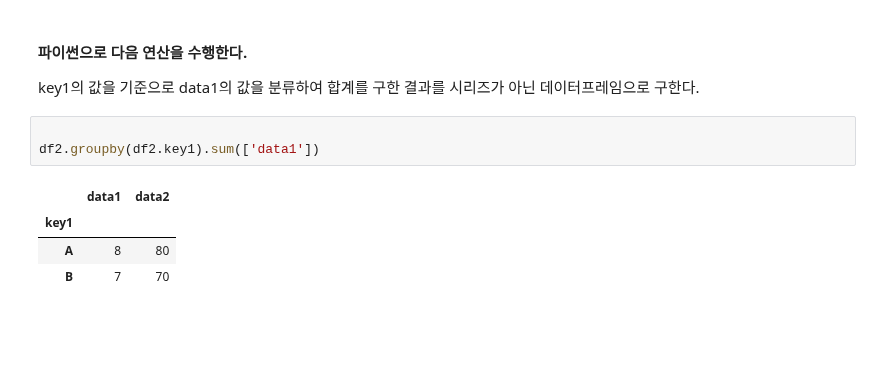
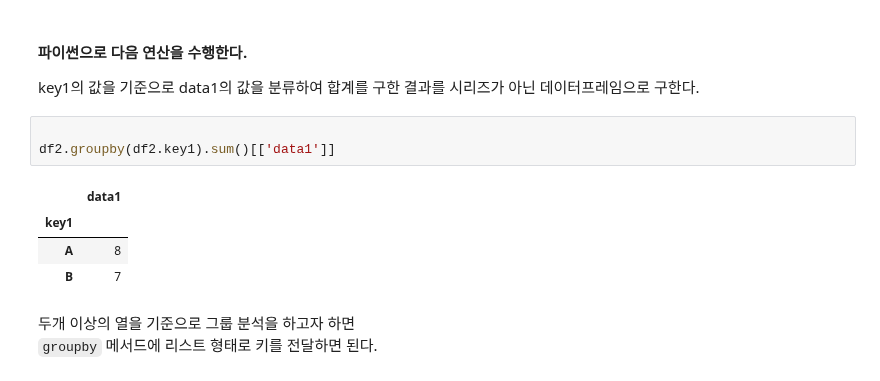
Before and after one commit to devKMC/python, a Jupyter notebook: pandas_data_analysis/pandas_data_advanced_control.ipynb, the cells around one changed output. Cells and saved outputs as stored; diff of their text form; blank space fills up the shorter version.

```diff
--- a/pandas_data_analysis/pandas_data_advanced_control.ipynb
+++ b/pandas_data_analysis/pandas_data_advanced_control.ipynb
@@ -342,9 +625,12 @@ Name: data1, dtype: int64
 key1의 값을 기준으로 data1의 값을 분류하여 합계를 구한 결과를 시리즈가 아닌 데이터프레임으로 구한다.
 # %%
 
-df2.groupby(df2.key1).sum(['data1'])
+df2.groupby(df2.key1).sum()[['data1']]
 # %% [output]
-|  | data1 | data2 |
-| key1 |  |  |
-| A | 8 | 80 |
-| B | 7 | 70 |
+|  | data1 |
+| key1 |  |
+| A | 8 |
+| B | 7 |
+# %% [markdown]
+두개 이상의 열을 기준으로 그룹 분석을 하고자 하면
+`groupby` 메서드에 리스트 형태로 키를 전달하면 된다.
```
Also changed, not shown: parts of 55 cells of this notebook.
